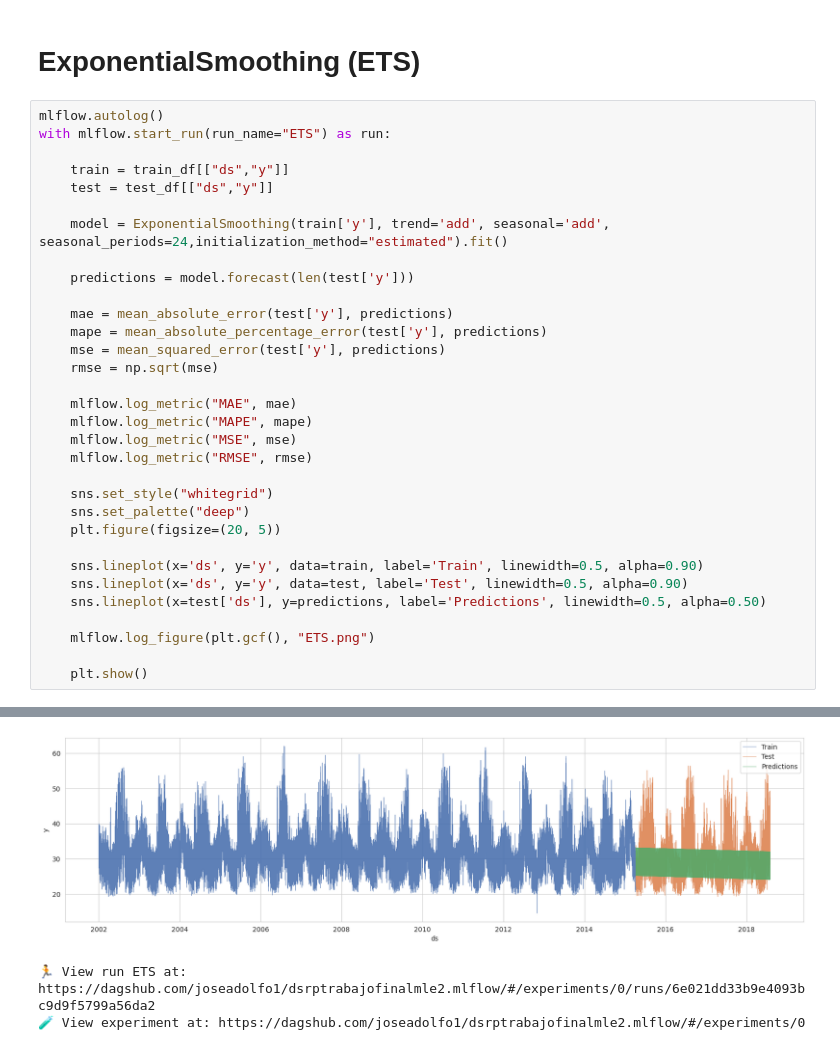
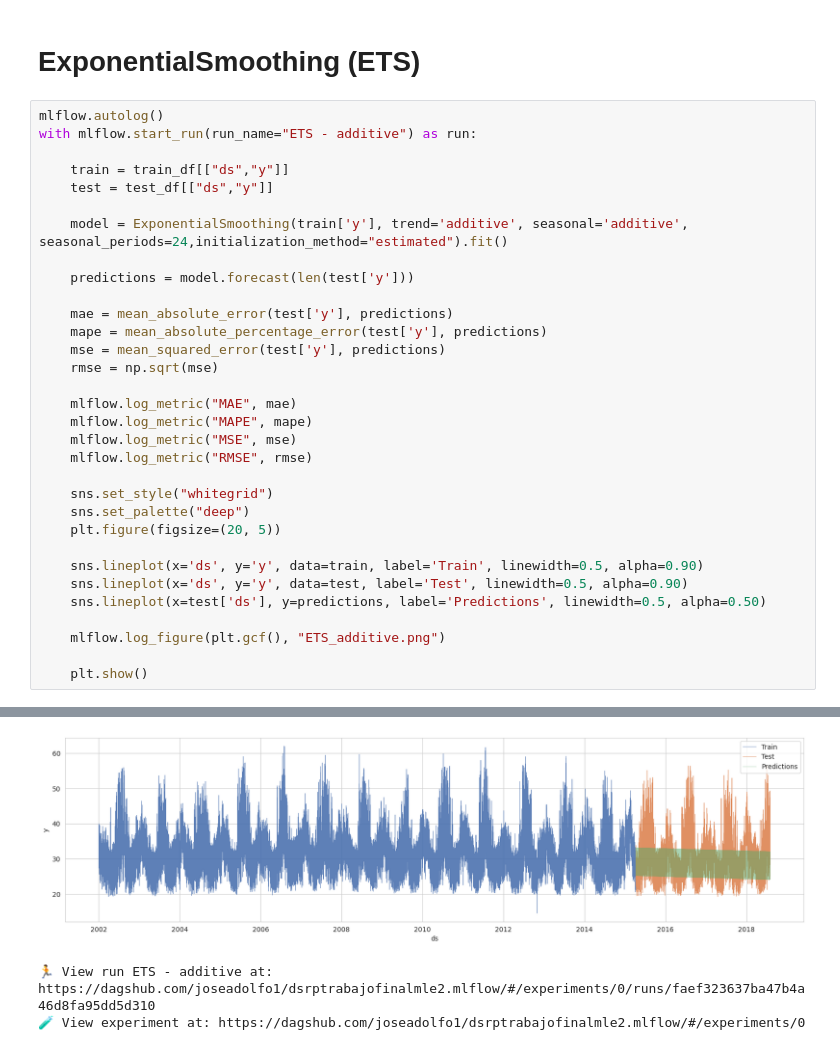
Before and after one commit to joseadolfo1/dsrptrabajofinalmle2, a Jupyter notebook: notebooks/Demo.ipynb, the cells around one changed output, grey strips where cells are left out. Cells and saved outputs as stored; diff of their text form.

```diff
--- a/notebooks/Demo.ipynb
+++ b/notebooks/Demo.ipynb
@@ -205,12 +209,12 @@ with mlflow.start_run(run_name="Prophet - additive") as run:
 # ExponentialSmoothing (ETS)
 # %%
 mlflow.autolog()
-with mlflow.start_run(run_name="ETS") as run:
+with mlflow.start_run(run_name="ETS - additive") as run:
 
     train = train_df[["ds","y"]]
     test = test_df[["ds","y"]]
 
-    model = ExponentialSmoothing(train['y'], trend='add', seasonal='add', seasonal_periods=24,initialization_method="estimated").fit()
+    model = ExponentialSmoothing(train['y'], trend='additive', seasonal='additive', seasonal_periods=24,initialization_method="estimated").fit()
 
     predictions = model.forecast(len(test['y']))
 
@@ -232,7 +236,7 @@ with mlflow.start_run(run_name="ETS") as run:
     sns.lineplot(x='ds', y='y', data=test, label='Test', linewidth=0.5, alpha=0.90)
     sns.lineplot(x=test['ds'], y=predictions, label='Predictions', linewidth=0.5, alpha=0.50)
 
-    mlflow.log_figure(plt.gcf(), "ETS.png")
+    mlflow.log_figure(plt.gcf(), "ETS_additive.png")
 
     plt.show()
 # %% [output]
@@ -247,3 +251,3 @@ with mlflow.start_run(run_name="ETS") as run:
-[figure, old version]
+[figure, new version]
-🏃 View run ETS at: https://dagshub.com/joseadolfo1/dsrptrabajofinalmle2.mlflow/#/experiments/0/runs/6e021dd33b9e4093bc9d9f5799a56da2
+🏃 View run ETS - additive at: https://dagshub.com/joseadolfo1/dsrptrabajofinalmle2.mlflow/#/experiments/0/runs/faef323637ba47b4a46d8fa95dd5d310
 🧪 View experiment at: https://dagshub.com/joseadolfo1/dsrptrabajofinalmle2.mlflow/#/experiments/0
```
Also changed, not shown: parts of 7 cells of this notebook, 10 other files.
